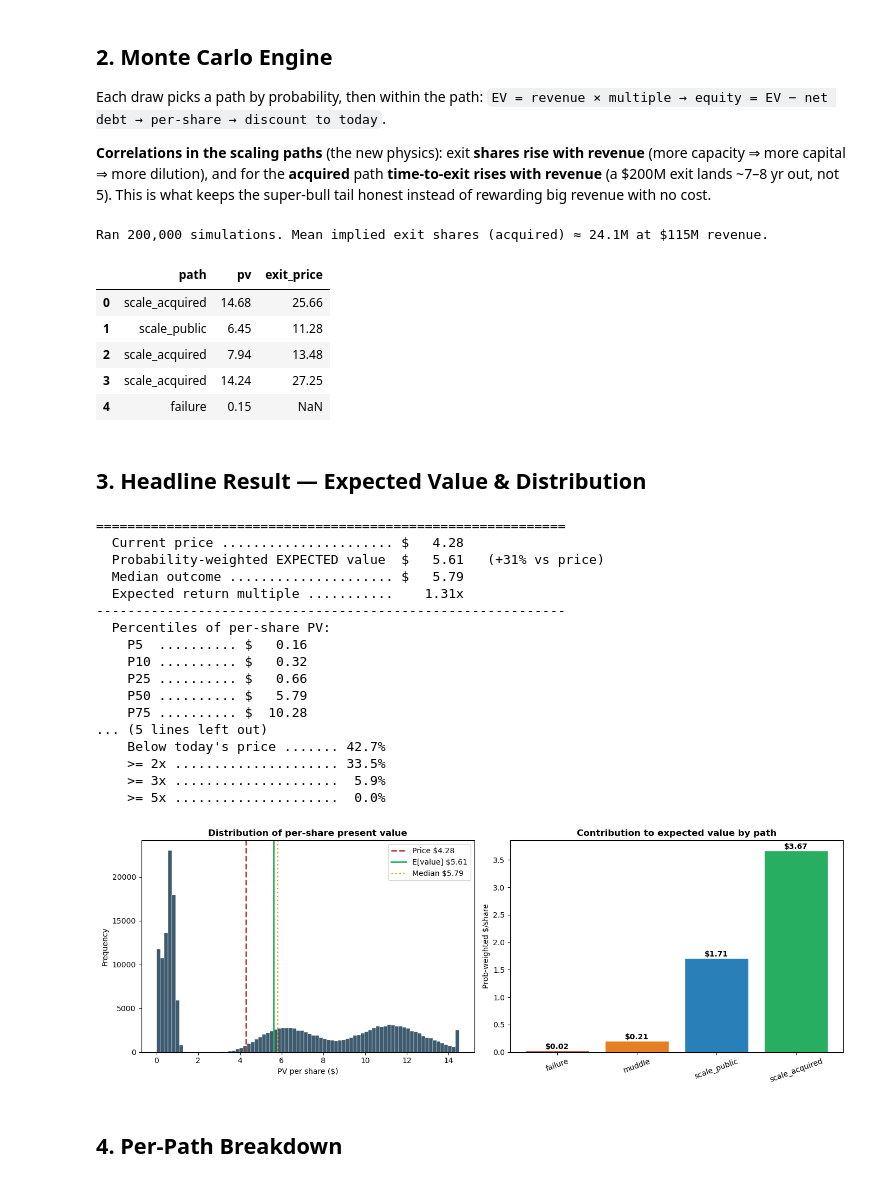
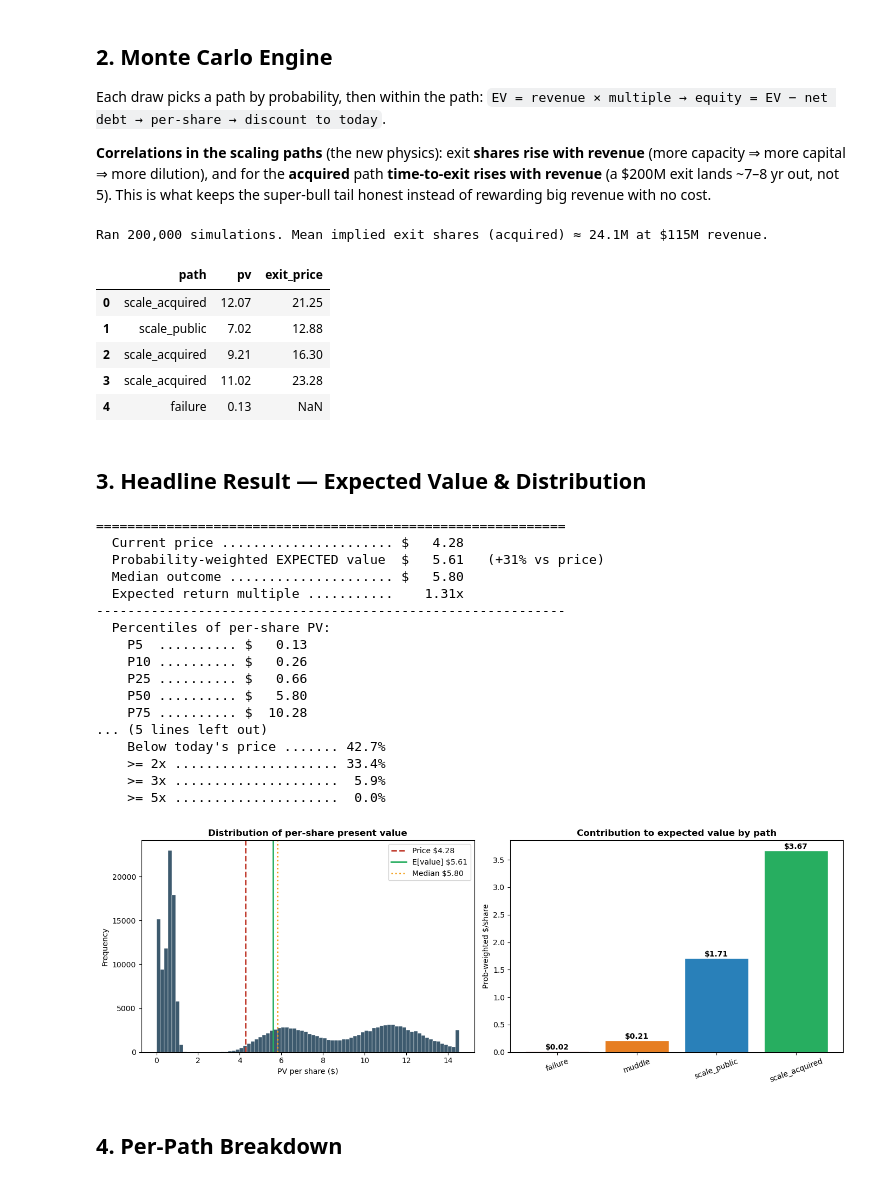
Before and after one commit to eyal-weiss/BOF-investment-analysis, a Jupyter notebook: bof_financial_model.ipynb, the cells around one changed output. Saved outputs shown, nothing was run; the diff lists cells and outputs as text; code cells hidden in the pictures.

```diff
--- a/bof_financial_model.ipynb
+++ b/bof_financial_model.ipynb
@@ -32,8 +32,7 @@ import numpy as np
 import pandas as pd
 import matplotlib.pyplot as plt
 
-np.random.seed(42)
-pd.set_option('display.float_format', lambda x: f'{x:,.2f}')
+pd.set_option('display.float_format', lambda x: f'{x:,.2f}')   # all randomness flows through run_mc's seeded rng
 
 N_SIMS   = 200_000      # Monte Carlo draws
 DISCOUNT = 0.12         # cost of equity (survival risk is in the probabilities, not the rate)
@@ -83,7 +82,8 @@ YEARS_PUBLIC = (4, 5, 6)
 YEARS_MUDDLE = (4, 5, 6)
 
 # ---- Failure residual equity value per share (triangular) -----------------
-FAIL_VPS = (0.0, 0.10, 0.50)
+FAIL_VPS   = (0.0, 0.10, 0.50)
+FAIL_YEARS = (1, 2, 3)                    # residual realised over a short wind-down, then discounted
 
 print("Control panel loaded.")
 print(f"  Sims {N_SIMS:,} | Discount {DISCOUNT:.0%} | Price ${PRICE_NOW:.2f} | Shares now {SHARES_NOW:.2f}M")
@@ -107,56 +107,59 @@ Each draw picks a path by probability, then within the path:
 with revenue** (a \$200M exit lands ~7–8 yr out, not 5). This is what keeps the super-bull tail honest
 instead of rewarding big revenue with no cost.
 # %%
-def tri(p, k): return np.random.triangular(p[0], p[1], p[2], k)
+def tri(rng, p, k): return rng.triangular(p[0], p[1], p[2], k)
 
 def run_mc(probs=P, rev=REV, mult=MULT, dil=None, dil_base=None, muddle_shares=MUDDLE_SHARES,
            ndv=NDV, netdebt_mud=NETDEBT_MUD, tcorr=TCORR, years_public=YEARS_PUBLIC,
-           years_muddle=YEARS_MUDDLE, fail_vps=FAIL_VPS, discount=DISCOUNT, n=N_SIMS, seed=42):
+           years_muddle=YEARS_MUDDLE, fail_vps=FAIL_VPS, fail_years=FAIL_YEARS,
+           discount=DISCOUNT, n=N_SIMS, seed=42):
     # Returns DataFrame: path label, present value per share, and exit (undiscounted) price.
+    # Every random draw flows through this single rng, so `seed` fully controls reproducibility.
     dil = dict(DIL) if dil is None else dil
     if dil_base is not None: dil = {**dil, 'base_shares': dil_base}
     rng = np.random.default_rng(seed)
     names = list(probs.keys())
     paths = rng.choice(len(names), size=n, p=np.array([probs[k] for k in names]))
     pv = np.empty(n); exitp = np.full(n, np.nan)
 
     for i, name in enumerate(names):
         mask = paths == i; k = int(mask.sum())
         if k == 0: continue
         if name == 'failure':
-            pv[mask] = tri(fail_vps, k); continue
+            yrs = tri(rng, fail_years, k)                                       # residual discounted, like every path
+            pv[mask] = tri(rng, fail_vps, k) / (1 + discount) ** yrs; continue
         if name == 'muddle':
-            ev  = tri(rev['muddle'], k) * tri(mult['muddle'], k)
-            sh  = tri(muddle_shares, k); yrs = tri(years_muddle, k)
+            ev  = tri(rng, rev['muddle'], k) * tri(rng, mult['muddle'], k)
+            sh  = tri(rng, muddle_shares, k); yrs = tri(rng, years_muddle, k)
             ep  = np.maximum(ev - netdebt_mud, 0) / sh
             exitp[mask] = ep; pv[mask] = ep / (1 + discount) ** yrs; continue
         # ---- scaling paths: correlated drivers ----
-        r   = tri(rev[name], k); m = tri(mult[name], k)
+        r   = tri(rng, rev[name], k); m = tri(rng, mult[name], k)
         sh  = np.clip(dil['base_shares'] + dil['slope'] * (r - dil['ref_rev'])
-                      + np.random.normal(0, dil['noise'], k), 17, None)        # dilution ~ revenue
+                      + rng.normal(0, dil['noise'], k), 17, None)               # dilution ~ revenue
         nd  = np.maximum(ndv['base'] + ndv['slope'] * (r - ndv['ref_rev']), 0)  # net debt ~ revenue
         if name == 'scale_acquired':
             yrs = np.clip(tcorr['base_years'] + tcorr['slope'] * (r - tcorr['ref_rev'])
-                          + np.random.normal(0, tcorr['noise'], k), 2.5, 9)     # time ~ revenue
+                          + rng.normal(0, tcorr['noise'], k), 2.5, 9)           # time ~ revenue
         else:
-            yrs = tri(years_public, k)
+            yrs = tri(rng, years_public, k)
         ep  = np.maximum(r * m - nd, 0) / sh
         exitp[mask] = ep; pv[mask] = ep / (1 + discount) ** yrs
 
     return pd.DataFrame({'path': [names[p] for p in paths], 'pv': pv, 'exit_price': exitp})
 
 sim = run_mc()
 print(f"Ran {len(sim):,} simulations. Mean implied exit shares (acquired) "
       f"≈ {(DIL['base_shares']+DIL['slope']*(115-DIL['ref_rev'])):.1f}M at $115M revenue.")
 sim.head()
 # %% [output]
 Ran 200,000 simulations. Mean implied exit shares (acquired) ≈ 24.1M at $115M revenue.
 |  | path | pv | exit_price |
-| 0 | scale_acquired | 14.68 | 25.66 |
-| 1 | scale_public | 6.45 | 11.28 |
-| 2 | scale_acquired | 7.94 | 13.48 |
-| 3 | scale_acquired | 14.24 | 27.25 |
-| 4 | failure | 0.15 | NaN |
+| 0 | scale_acquired | 12.07 | 21.25 |
+| 1 | scale_public | 7.02 | 12.88 |
+| 2 | scale_acquired | 9.21 | 16.30 |
+| 3 | scale_acquired | 11.02 | 23.28 |
+| 4 | failure | 0.13 | NaN |
 # %% [markdown]
 ## 3. Headline Result — Expected Value & Distribution
 # %%
@@ -184,18 +187,18 @@ print(f"    >= 5x ..................... {P_5x:>5.1%}")
 ============================================================
   Current price ...................... $   4.28
   Probability-weighted EXPECTED value  $   5.61   (+31% vs price)
-  Median outcome ..................... $   5.79
+  Median outcome ..................... $   5.80
   Expected return multiple ...........    1.31x
 ------------------------------------------------------------
   Percentiles of per-share PV:
-    P5  .......... $   0.16
-    P10 .......... $   0.32
+    P5  .......... $   0.13
+    P10 .......... $   0.26
     P25 .......... $   0.66
-    P50 .......... $   5.79
+    P50 .......... $   5.80
     P75 .......... $  10.28
 ... (5 lines left out)
     Below today's price ....... 42.7%
-    >= 2x ..................... 33.5%
+    >= 2x ..................... 33.4%
     >= 3x .....................  5.9%
     >= 5x .....................  0.0%
 # %%
@@ -221,7 +224,7 @@ for x, v in zip(range(len(contrib)), contrib['contribution']):
     ax[1].text(x, v, f'${v:.2f}', ha='center', va='bottom', fontweight='bold')
 plt.tight_layout(); plt.show()
 # %% [output]
-[figure, old version]
+[figure, new version]
 # %% [markdown]
 ## 4. Per-Path Breakdown
 # %%
```
Also changed, not shown: parts of 6 cells of this notebook, 1 other file.
